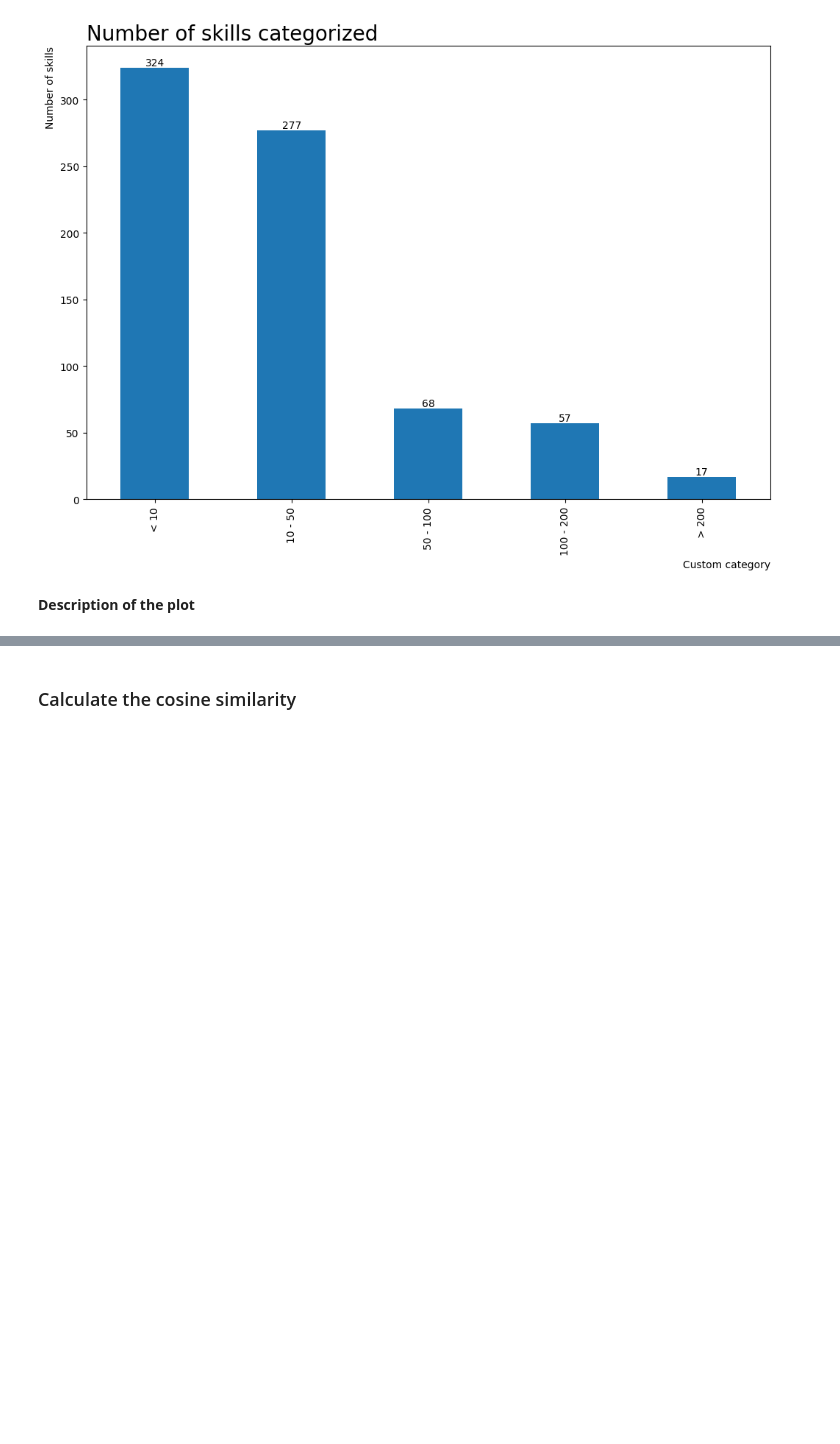
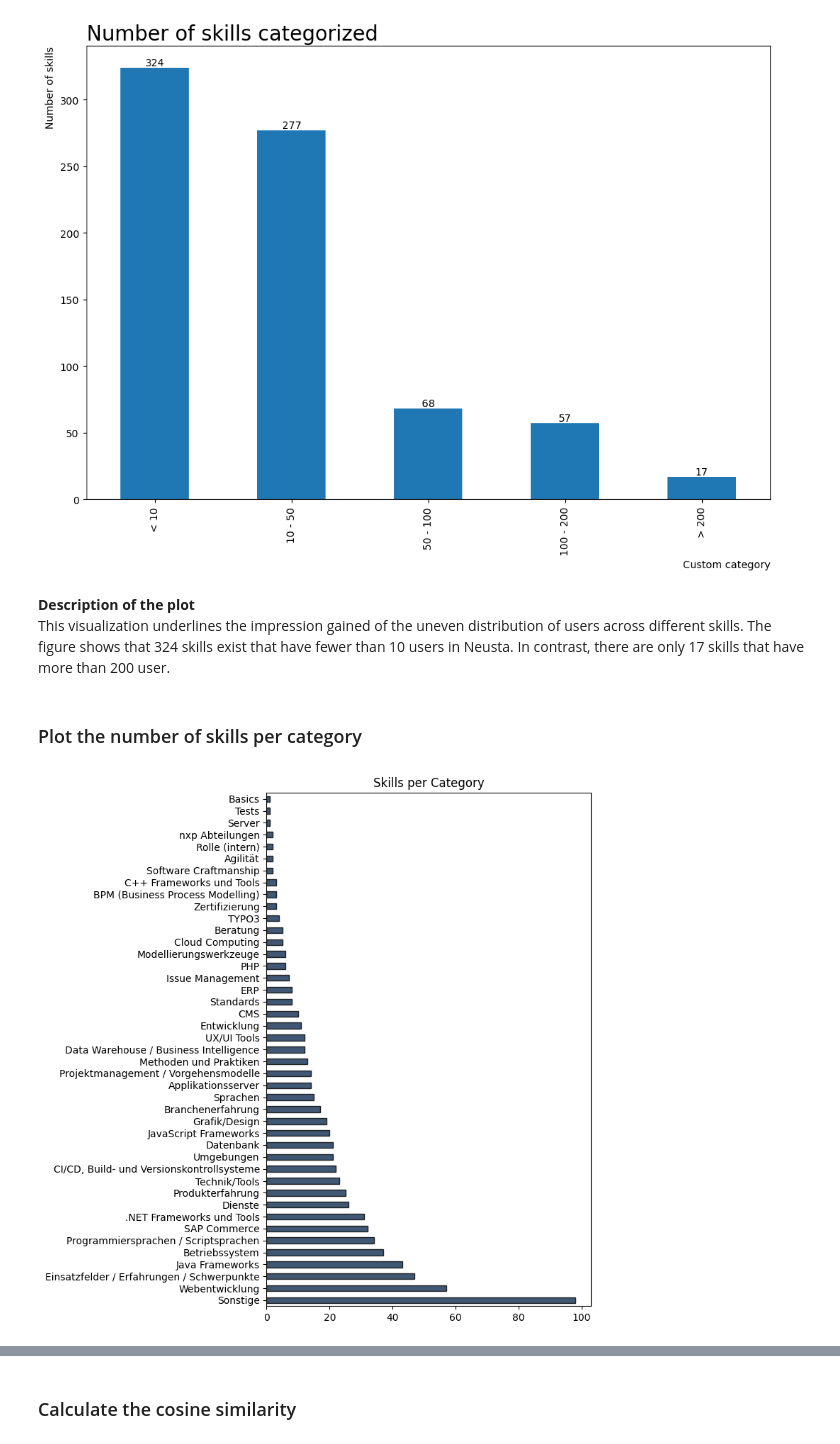
Before and after one commit to maximizer36/DS_AP, a Jupyter notebook: AP_descriptive_analysis.ipynb, the cells around one changed output, grey strips where cells are left out. Cells and saved outputs as stored; diff of their text form; code cells hidden in the pictures; blank space fills up the shorter version.

```diff
--- a/AP_descriptive_analysis.ipynb
+++ b/AP_descriptive_analysis.ipynb
@@ -285,5 +242,21 @@ ax.set_ylabel("Number of skills", fontsize=10,loc = 'top')
 plt.show()
 # %% [output]
 [figure]
-# %% [markdown]
-**Description of the plot**
+# %% [markdown]
+**Description of the plot** <br>
+This visualization underlines the impression
+gained of the uneven distribution of users across different skills. The figure shows that 324 skills
+exist that have fewer than 10 users in Neusta. In contrast, there are only 17 skills that have more
+than 200 user.
+# %% [markdown]
+### Plot the number of skills per category
+# %%
+skills_to_category =df[["skill","category"]].drop_duplicates()
+fig, ax = plt.subplots(figsize=(8,8))
+skills_to_category["category"].value_counts().plot(ax=ax,kind="barh",title="Skills per Category",                            color="#112e51",
+                            edgecolor='k',
+                            alpha=0.8)
+plt.tight_layout()
+plt.savefig("skills_per_category")
+# %% [output]
+[figure, added]
```
Also changed, not shown: parts of 13 cells of this notebook, 2 other files.
